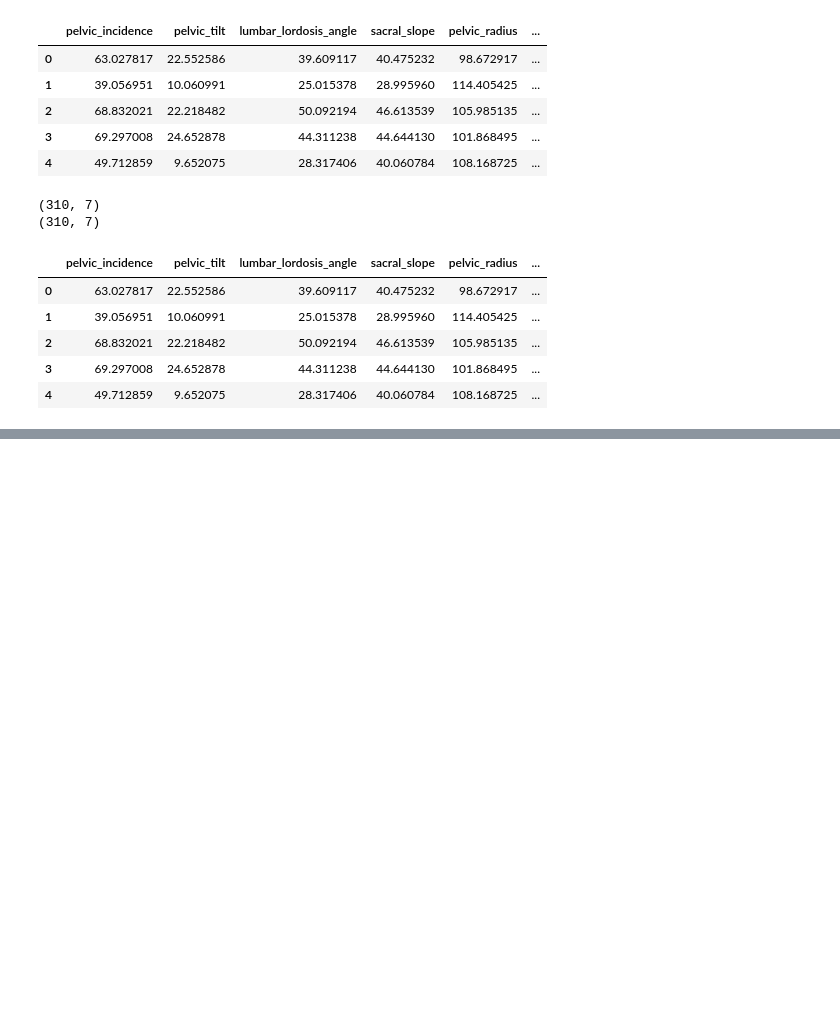
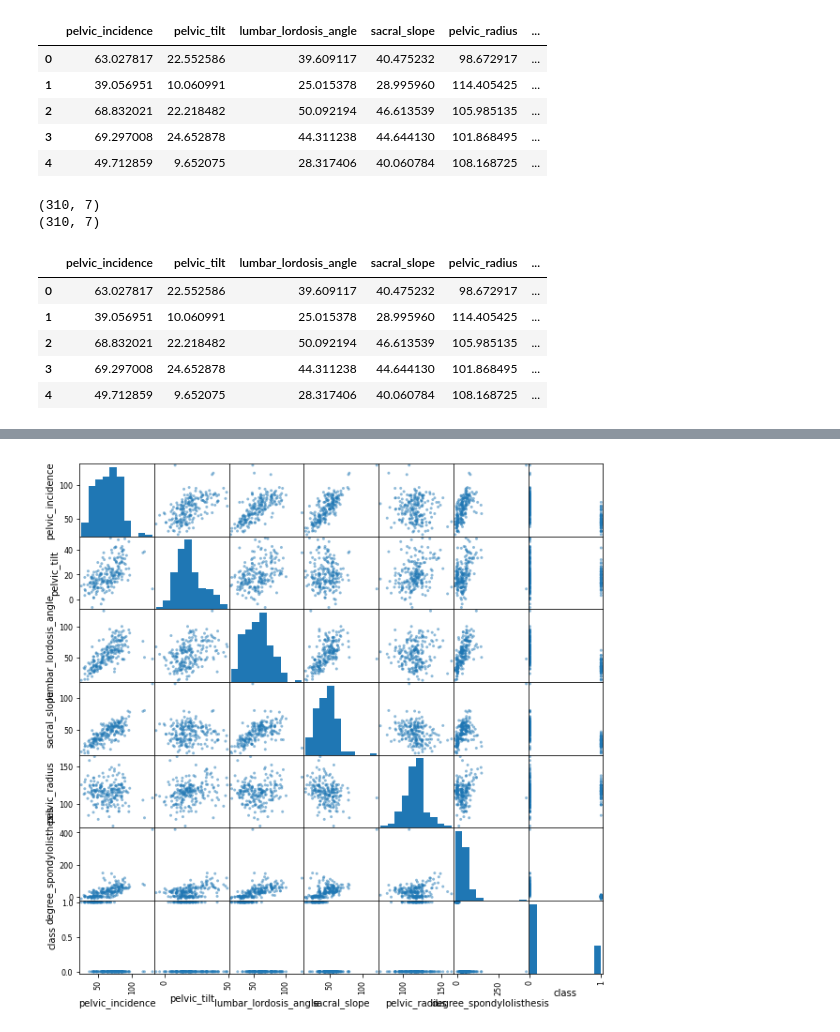
Before and after one commit to LaRola-vg/ProyectoIA, a Jupyter notebook: PrimerBoceto.ipynb, the cells around one changed output, grey strips where cells are left out. Drawn from its saved outputs; the diff is of its cells as text; code cells hidden in the pictures; blank space fills up the shorter version.

```diff
--- a/PrimerBoceto.ipynb
+++ b/PrimerBoceto.ipynb
@@ -81,0 +194,12 @@ pd.plotting.scatter_matrix(data, figsize=(10,10));
+# %%
+## eliminamos lo casos normales
+dataClass=data2[data2['class']!='Normal']
+# %%
+##cambio de label "class" con 1='hernia' y 0='Spondylolisthesis'
+dataClass=dataClass.replace(to_replace='Spondylolisthesis', value=0, regex=True)
+dataClass=dataClass.replace(to_replace='Hernia', value=1, regex=True)
+#dataClass=np.random.permutation(dataClass.values)
+#mezclar valores de "dataClass"
+dataClass =dataClass.sample(frac=1).reset_index(drop=True)
+
+dataClass.head(10)
@@ -81,0 +218,4 @@ pd.plotting.scatter_matrix(data, figsize=(10,10));
+# %%
+pd.plotting.scatter_matrix(dataClass, figsize=(10,10));
+# %% [output]
+[figure, added]
```
Also changed, not shown: parts of 33 cells of this notebook.
